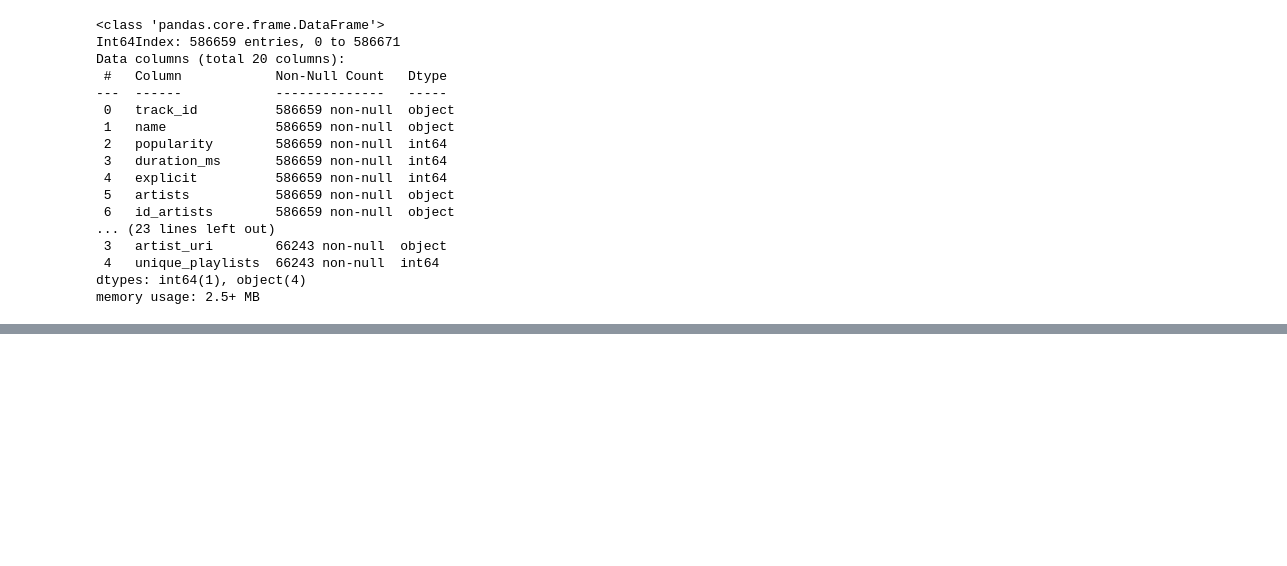
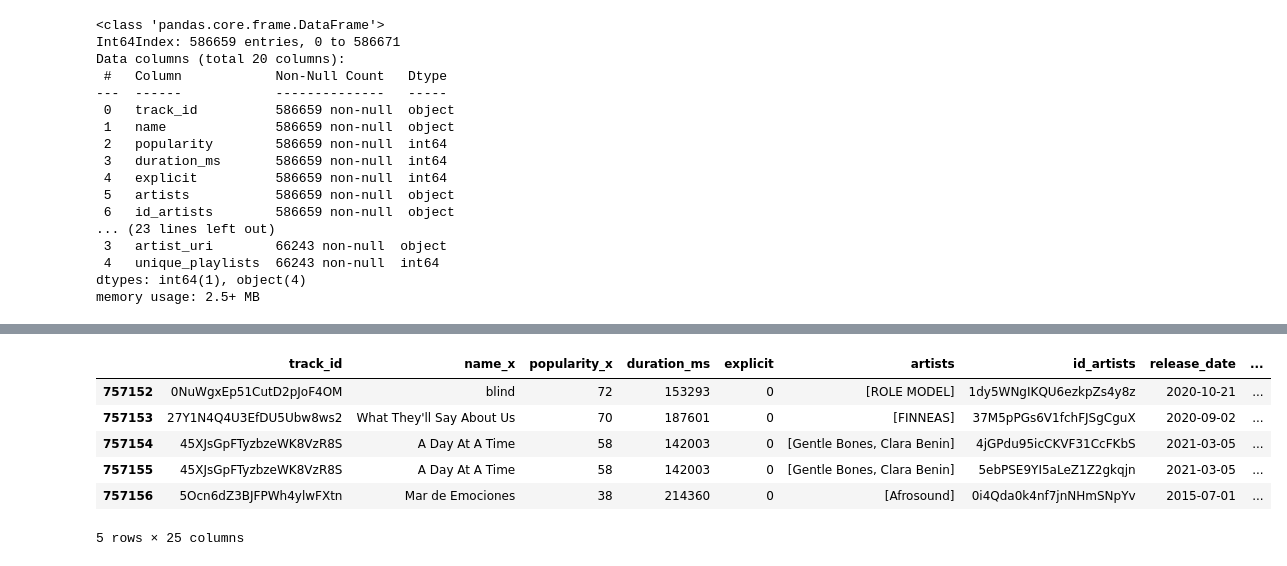
Before and after one commit to halmasieh/Spotify_Analysis, a Jupyter notebook: tracks_eda_etl.ipynb, the cells around one changed output, grey strips where cells are left out. Saved outputs shown, nothing was run; the diff lists cells and outputs as text; code cells hidden in the pictures; blank space fills up the shorter version.

```diff
--- a/tracks_eda_etl.ipynb
+++ b/tracks_eda_etl.ipynb
@@ -491,0 +649,15 @@ ValueError: You are trying to merge on object and int64 columns. If you wish to
+# %%
+cleaned_df['id_artists'] = cleaned_df['id_artists'].apply(eval)
+# %%
+cleaned_df = cleaned_df.explode('id_artists')
+# %%
+tracks_artists_df = cleaned_df.merge(artists_df, how='left', left_on='id_artists', right_on='id')
+tracks_artists_df.tail()
+# %% [output]
+|  | track_id | name_x | popularity_x | duration_ms | explicit | artists | id_artists | release_date | ... |
+| 757152 | 0NuWgxEp51CutD2pJoF4OM | blind | 72 | 153293 | 0 | [ROLE MODEL] | 1dy5WNgIKQU6ezkpZs4y8z | 2020-10-21 | ... |
+| 757153 | 27Y1N4Q4U3EfDU5Ubw8ws2 | What They'll Say About Us | 70 | 187601 | 0 | [FINNEAS] | 37M5pPGs6V1fchFJSgCguX | 2020-09-02 | ... |
+| 757154 | 45XJsGpFTyzbzeWK8VzR8S | A Day At A Time | 58 | 142003 | 0 | [Gentle Bones, Clara Benin] | 4jGPdu95icCKVF31CcFKbS | 2021-03-05 | ... |
+| 757155 | 45XJsGpFTyzbzeWK8VzR8S | A Day At A Time | 58 | 142003 | 0 | [Gentle Bones, Clara Benin] | 5ebPSE9YI5aLeZ1Z2gkqjn | 2021-03-05 | ... |
+| 757156 | 5Ocn6dZ3BJFPWh4ylwFXtn | Mar de Emociones | 38 | 214360 | 0 | [Afrosound] | 0i4Qda0k4nf7jnNHmSNpYv | 2015-07-01 | ... |
+5 rows × 25 columns
```
Also changed, not shown: parts of 18 cells of this notebook, 1 other file.
